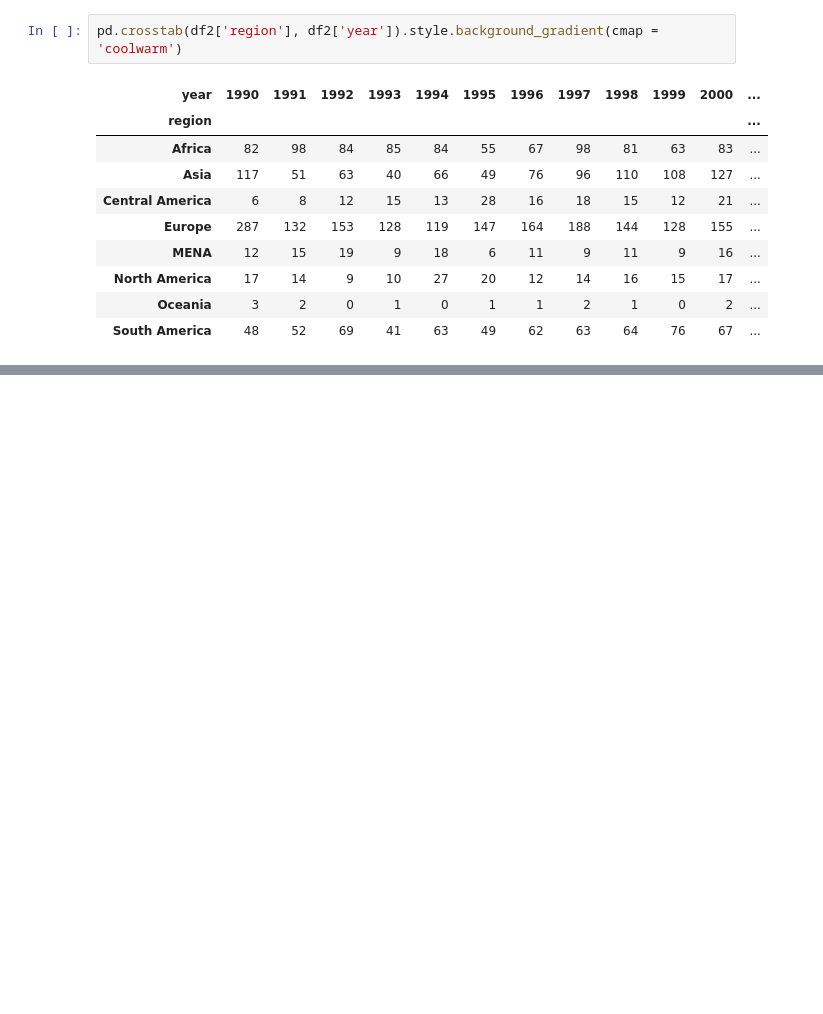
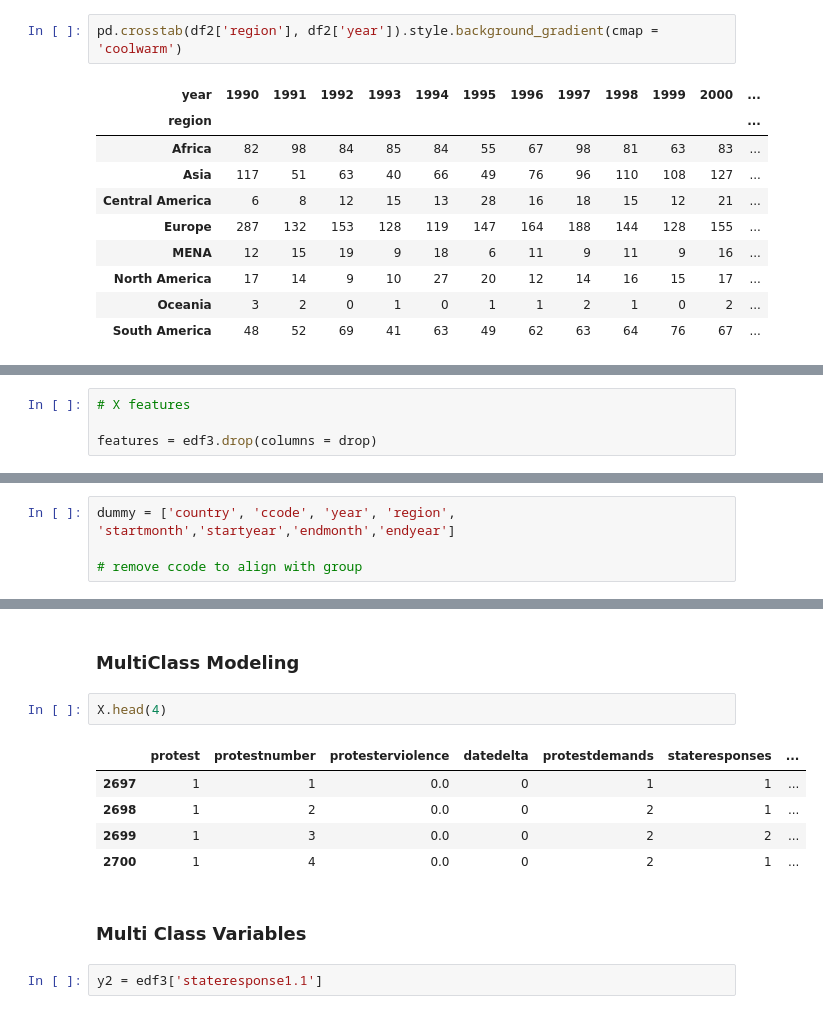
Before and after one commit to 1aaronh/worldwide_protest_analysis, a Jupyter notebook: group_project_eda.ipynb, the cells around one changed output, grey strips where cells are left out. Saved outputs shown, nothing was run; the diff lists cells and outputs as text; blank space fills up the shorter version.

```diff
--- a/group_project_eda.ipynb
+++ b/group_project_eda.ipynb
@@ -174,0 +509,4 @@ pd.crosstab(df2['region'], df2['year']).style.background_gradient(cmap = 'coolwa
+# %%
+# X features
+
+features = edf3.drop(columns = drop)
@@ -174,0 +528,4 @@ pd.crosstab(df2['region'], df2['year']).style.background_gradient(cmap = 'coolwa
+# %%
+dummy = ['country', 'ccode', 'year', 'region', 'startmonth','startyear','endmonth','endyear']
+
+# remove ccode to align with group
@@ -174,0 +622,14 @@ pd.crosstab(df2['region'], df2['year']).style.background_gradient(cmap = 'coolwa
+# %% [markdown]
+### MultiClass Modeling
+# %%
+X.head(4)
+# %% [output]
+|  | protest | protestnumber | protesterviolence | datedelta | protestdemands | stateresponses | ... |
+| 2697 | 1 | 1 | 0.0 | 0 | 1 | 1 | ... |
+| 2698 | 1 | 2 | 0.0 | 0 | 2 | 1 | ... |
+| 2699 | 1 | 3 | 0.0 | 0 | 2 | 2 | ... |
+| 2700 | 1 | 4 | 0.0 | 0 | 2 | 1 | ... |
+# %% [markdown]
+### Multi Class Variables
+# %%
+y2 = edf3['stateresponse1.1']
```
Also changed, not shown: parts of 85 cells of this notebook.
